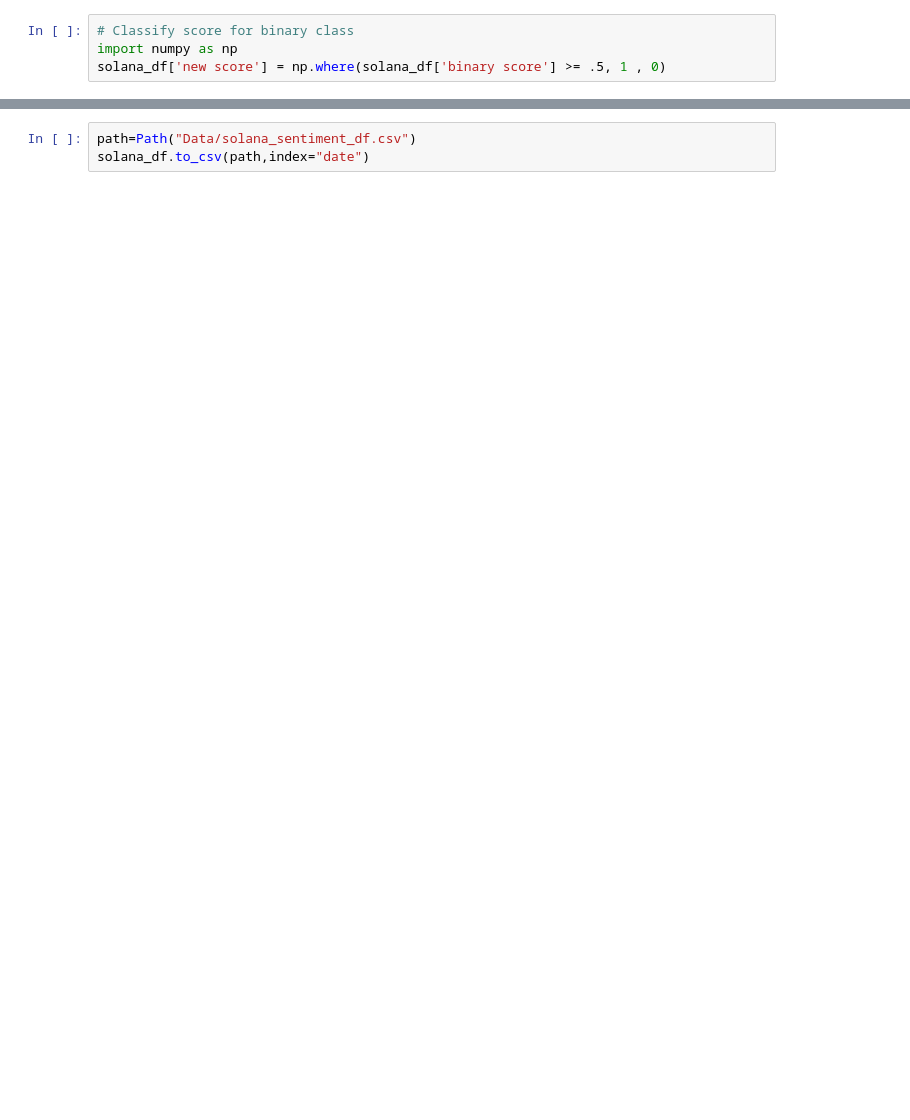
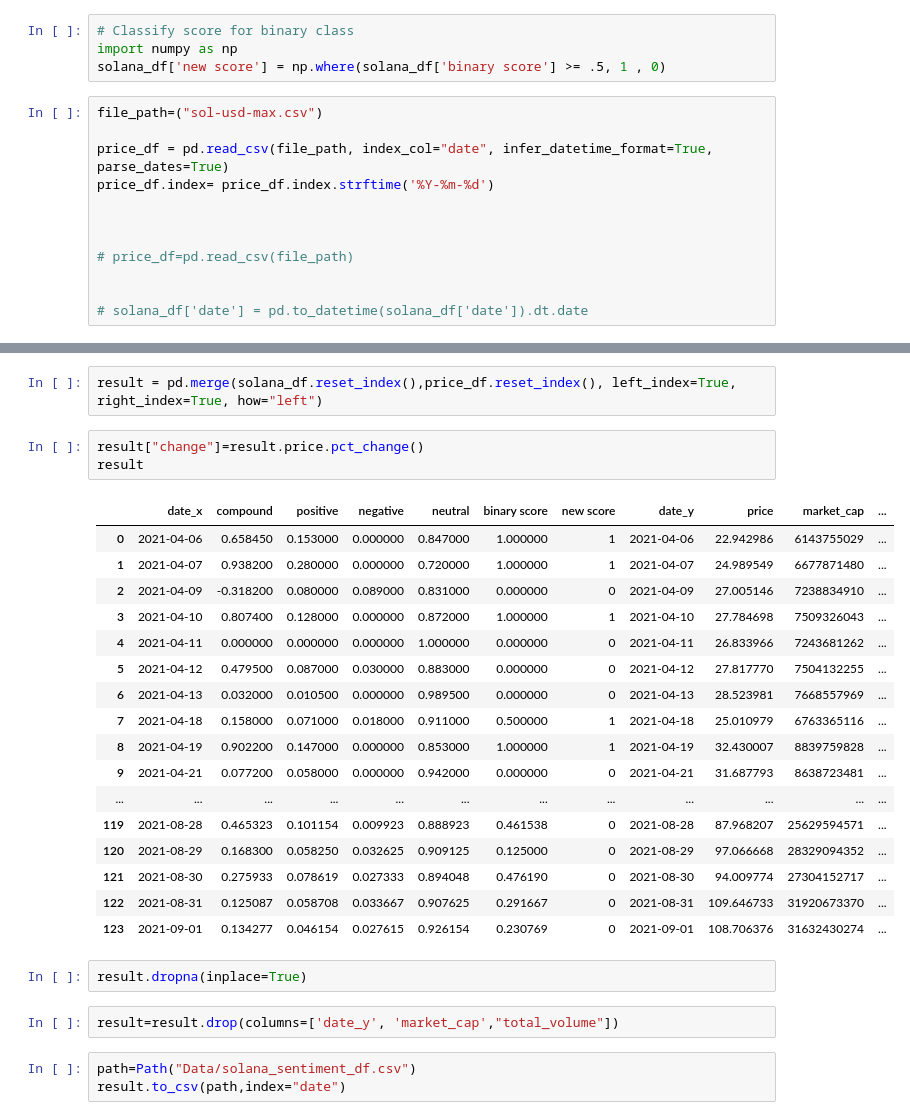
Before and after one commit to MetaDJ/solana_sentinment_analysis, a Jupyter notebook: Solana_Sentiment.ipynb, the cells around one changed output, grey strips where cells are left out. Drawn from its saved outputs; the diff is of its cells as text; blank space fills up the shorter version.

```diff
--- a/Solana_Sentiment.ipynb
+++ b/Solana_Sentiment.ipynb
@@ -124,3 +144,15 @@ solana_df=solana_df.groupby(by='date').mean()
 # Classify score for binary class
 import numpy as np
 solana_df['new score'] = np.where(solana_df['binary score'] >= .5, 1 , 0)
+# %%
+file_path=("sol-usd-max.csv")
+
+price_df = pd.read_csv(file_path, index_col="date", infer_datetime_format=True, parse_dates=True)
+price_df.index= price_df.index.strftime('%Y-%m-%d')
+
+
+
+# price_df=pd.read_csv(file_path)
+
+
+# solana_df['date'] = pd.to_datetime(solana_df['date']).dt.date
@@ -127,3 +169,30 @@ solana_df['new score'] = np.where(solana_df['binary score'] >= .5, 1 , 0)
+# %%
+result = pd.merge(solana_df.reset_index(),price_df.reset_index(), left_index=True, right_index=True, how="left")
+# %%
+result["change"]=result.price.pct_change()
+result
+# %% [output]
+|  | date_x | compound | positive | negative | neutral | binary score | new score | date_y | price | market_cap | ... |
+| 0 | 2021-04-06 | 0.658450 | 0.153000 | 0.000000 | 0.847000 | 1.000000 | 1 | 2021-04-06 | 22.942986 | 6143755029 | ... |
+| 1 | 2021-04-07 | 0.938200 | 0.280000 | 0.000000 | 0.720000 | 1.000000 | 1 | 2021-04-07 | 24.989549 | 6677871480 | ... |
+| 2 | 2021-04-09 | -0.318200 | 0.080000 | 0.089000 | 0.831000 | 0.000000 | 0 | 2021-04-09 | 27.005146 | 7238834910 | ... |
+| 3 | 2021-04-10 | 0.807400 | 0.128000 | 0.000000 | 0.872000 | 1.000000 | 1 | 2021-04-10 | 27.784698 | 7509326043 | ... |
+| 4 | 2021-04-11 | 0.000000 | 0.000000 | 0.000000 | 1.000000 | 0.000000 | 0 | 2021-04-11 | 26.833966 | 7243681262 | ... |
+| 5 | 2021-04-12 | 0.479500 | 0.087000 | 0.030000 | 0.883000 | 0.000000 | 0 | 2021-04-12 | 27.817770 | 7504132255 | ... |
+| 6 | 2021-04-13 | 0.032000 | 0.010500 | 0.000000 | 0.989500 | 0.000000 | 0 | 2021-04-13 | 28.523981 | 7668557969 | ... |
+| 7 | 2021-04-18 | 0.158000 | 0.071000 | 0.018000 | 0.911000 | 0.500000 | 1 | 2021-04-18 | 25.010979 | 6763365116 | ... |
+| 8 | 2021-04-19 | 0.902200 | 0.147000 | 0.000000 | 0.853000 | 1.000000 | 1 | 2021-04-19 | 32.430007 | 8839759828 | ... |
+| 9 | 2021-04-21 | 0.077200 | 0.058000 | 0.000000 | 0.942000 | 0.000000 | 0 | 2021-04-21 | 31.687793 | 8638723481 | ... |
+| ... | ... | ... | ... | ... | ... | ... | ... | ... | ... | ... | ... |
+| 119 | 2021-08-28 | 0.465323 | 0.101154 | 0.009923 | 0.888923 | 0.461538 | 0 | 2021-08-28 | 87.968207 | 25629594571 | ... |
+| 120 | 2021-08-29 | 0.168300 | 0.058250 | 0.032625 | 0.909125 | 0.125000 | 0 | 2021-08-29 | 97.066668 | 28329094352 | ... |
+| 121 | 2021-08-30 | 0.275933 | 0.078619 | 0.027333 | 0.894048 | 0.476190 | 0 | 2021-08-30 | 94.009774 | 27304152717 | ... |
+| 122 | 2021-08-31 | 0.125087 | 0.058708 | 0.033667 | 0.907625 | 0.291667 | 0 | 2021-08-31 | 109.646733 | 31920673370 | ... |
+| 123 | 2021-09-01 | 0.134277 | 0.046154 | 0.027615 | 0.926154 | 0.230769 | 0 | 2021-09-01 | 108.706376 | 31632430274 | ... |
+# %%
+result.dropna(inplace=True)
+# %%
+result=result.drop(columns=['date_y', 'market_cap',"total_volume"])
 # %%
 path=Path("Data/solana_sentiment_df.csv")
-solana_df.to_csv(path,index="date")
+result.to_csv(path,index="date")
```
Also changed, not shown: parts of 2 cells of this notebook, 2 other files.
